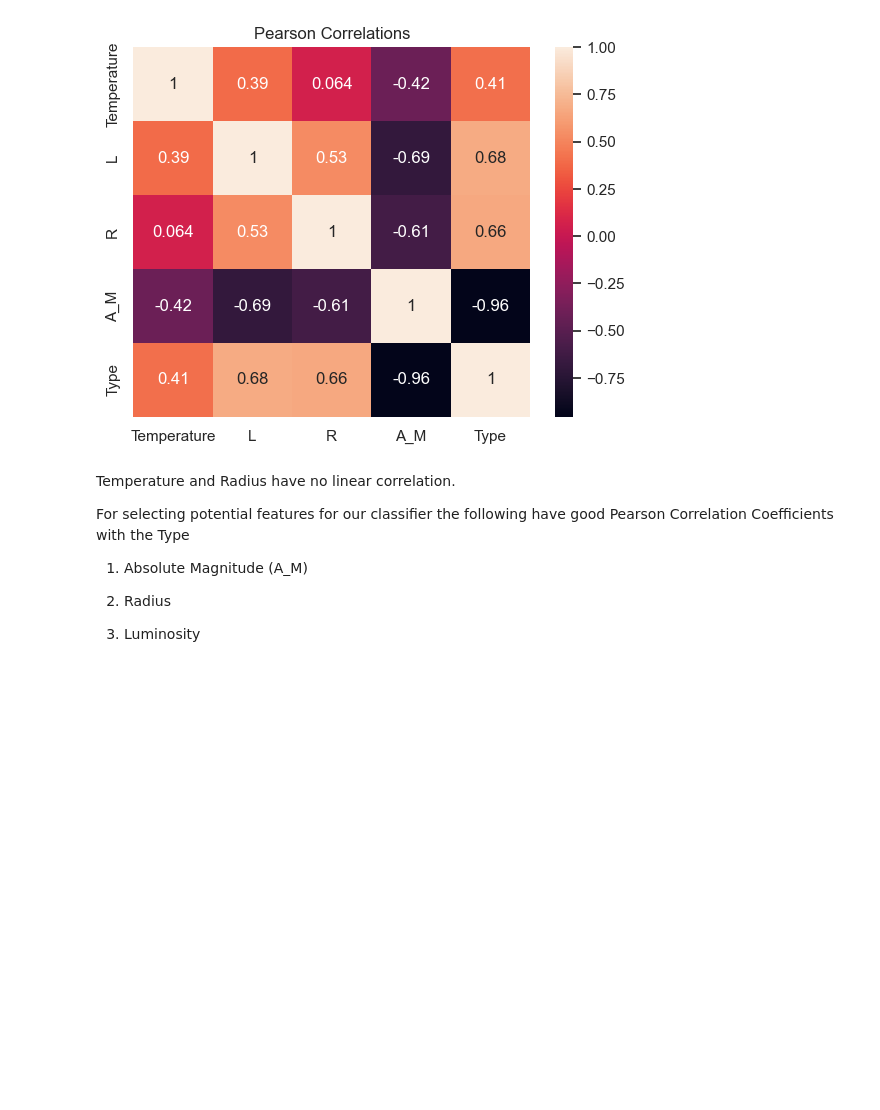
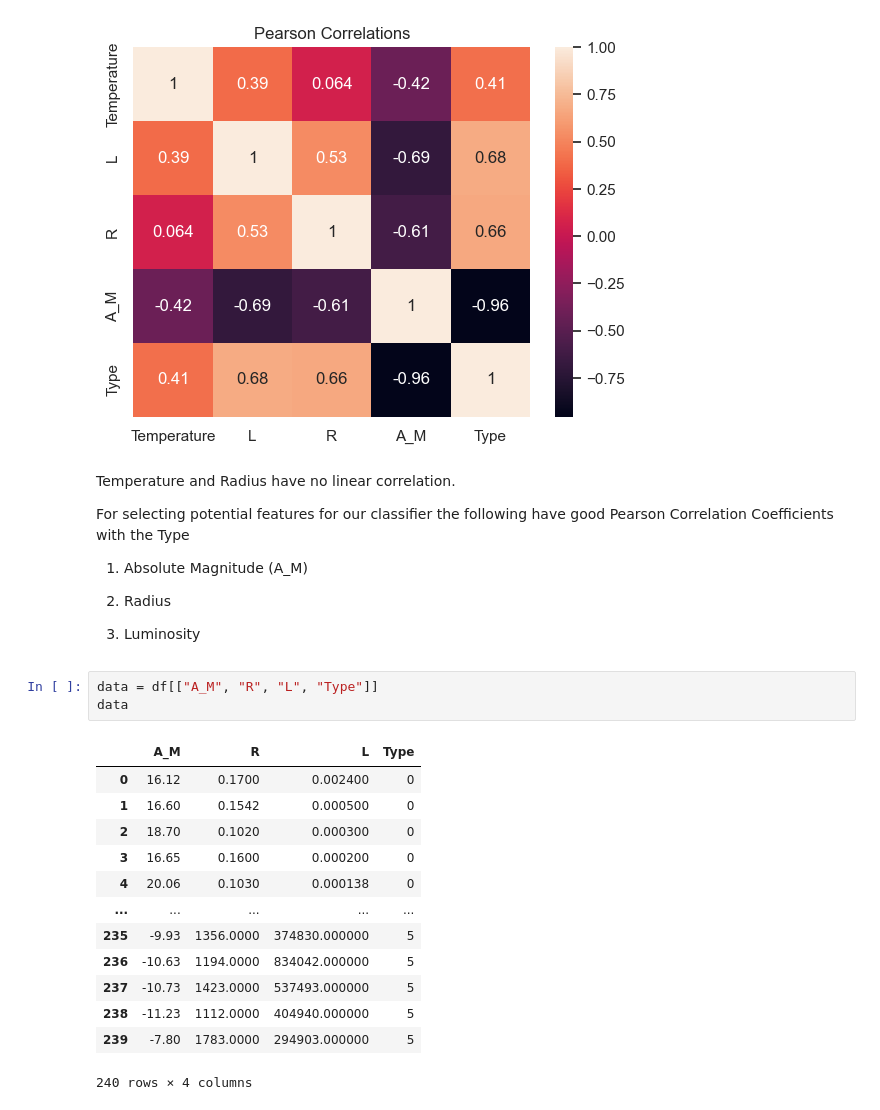
Before and after one commit to chloe0x0/stars, a Jupyter notebook: src/stars.ipynb, the cells around one changed output. Drawn from its saved outputs; the diff is of its cells as text; blank space fills up the shorter version.

```diff
--- a/src/stars.ipynb
+++ b/src/stars.ipynb
@@ -246,3 +249,20 @@ For selecting potential features for our classifier the following have good Pear
 2. Radius
 
 3. Luminosity
+# %%
+data = df[["A_M", "R", "L", "Type"]]
+data
+# %% [output]
+|  | A_M | R | L | Type |
+| 0 | 16.12 | 0.1700 | 0.002400 | 0 |
+| 1 | 16.60 | 0.1542 | 0.000500 | 0 |
+| 2 | 18.70 | 0.1020 | 0.000300 | 0 |
+| 3 | 16.65 | 0.1600 | 0.000200 | 0 |
+| 4 | 20.06 | 0.1030 | 0.000138 | 0 |
+| ... | ... | ... | ... | ... |
+| 235 | -9.93 | 1356.0000 | 374830.000000 | 5 |
+| 236 | -10.63 | 1194.0000 | 834042.000000 | 5 |
+| 237 | -10.73 | 1423.0000 | 537493.000000 | 5 |
+| 238 | -11.23 | 1112.0000 | 404940.000000 | 5 |
+| 239 | -7.80 | 1783.0000 | 294903.000000 | 5 |
+240 rows × 4 columns
```
Also changed, not shown: parts of 8 cells of this notebook.
